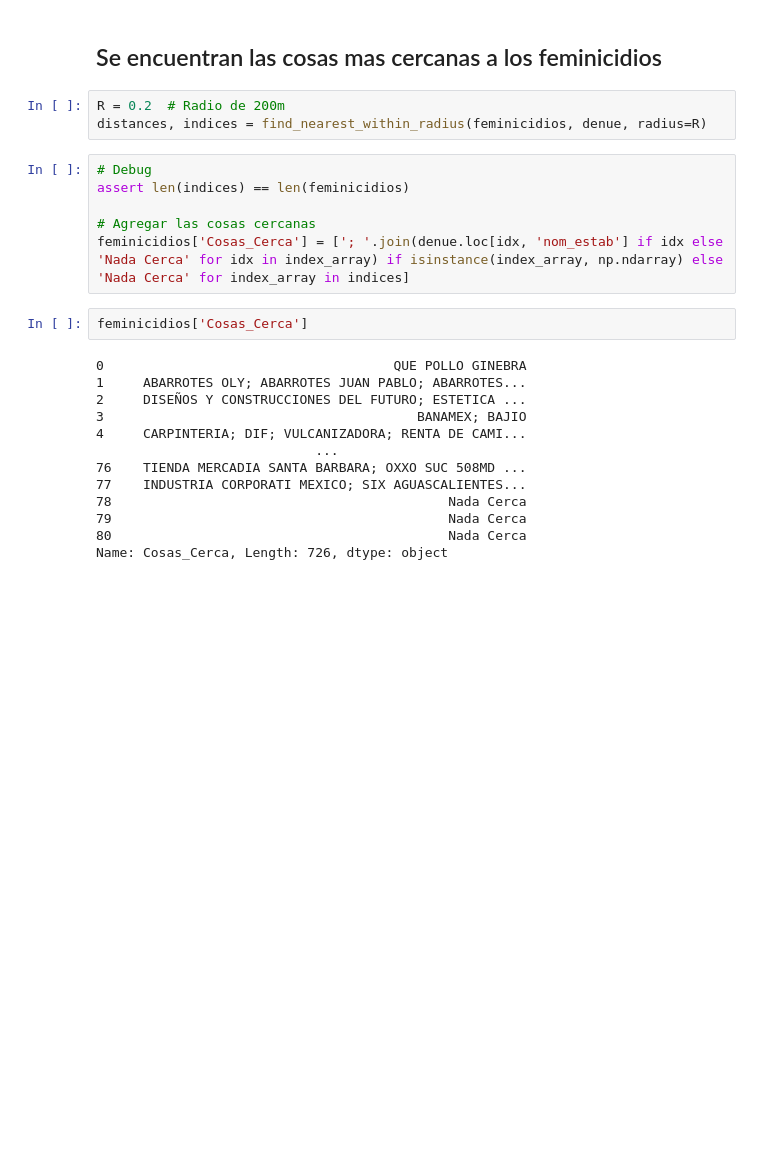
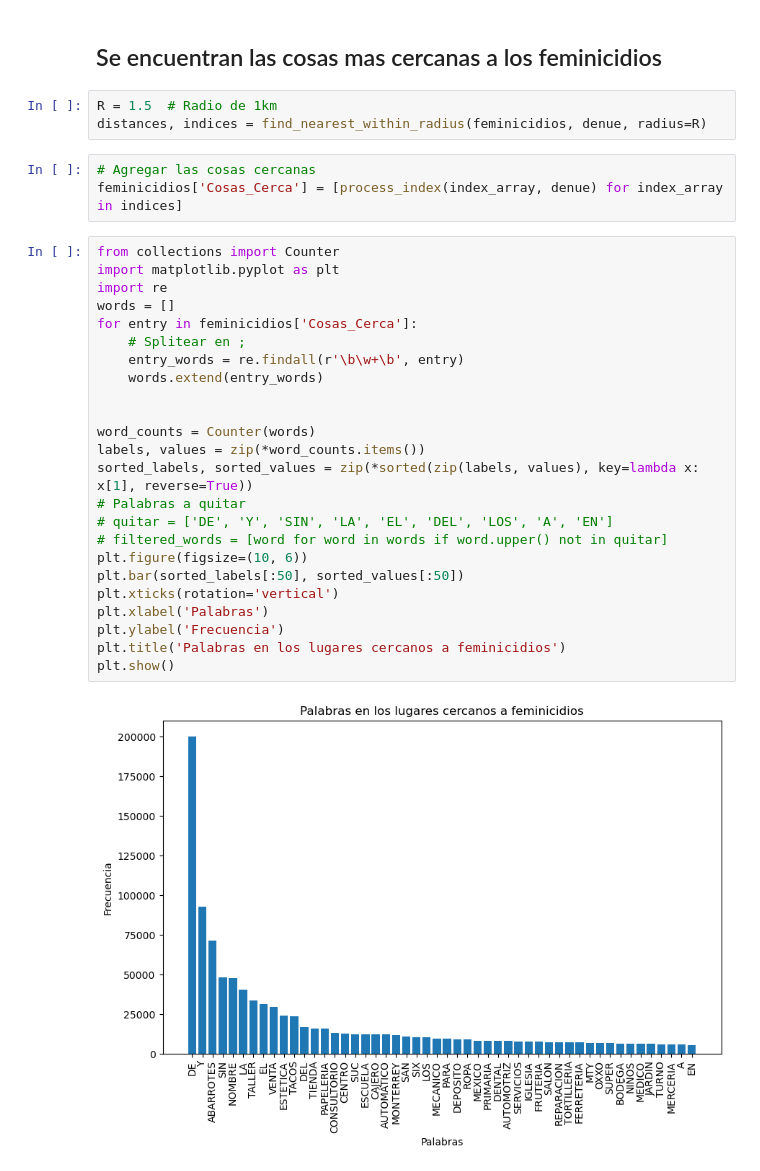
Before and after one commit to GeoSTATS-Monterrey/futuro-con-derechos, a Jupyter notebook: cerca.ipynb, the cells around one changed output. Drawn from its saved outputs; the diff is of its cells as text; blank space fills up the shorter version.

Commit message:
word histogram

```diff
--- a/cerca.ipynb
+++ b/cerca.ipynb
@@ -23,26 +23,34 @@ feminicidios = pd.concat(casos_mujeres.values())
 # %% [markdown]
 ## Se encuentran las cosas mas cercanas a los feminicidios
 # %%
-R = 0.2  # Radio de 200m
+R = 1.5  # Radio de 1km
 distances, indices = find_nearest_within_radius(feminicidios, denue, radius=R)
 # %%
-# Debug
-assert len(indices) == len(feminicidios)
-
 # Agregar las cosas cercanas
-feminicidios['Cosas_Cerca'] = ['; '.join(denue.loc[idx, 'nom_estab'] if idx else 'Nada Cerca' for idx in index_array) if isinstance(index_array, np.ndarray) else 'Nada Cerca' for index_array in indices]
+feminicidios['Cosas_Cerca'] = [process_index(index_array, denue) for index_array in indices]
-# %%
-feminicidios['Cosas_Cerca']
-# %% [output]
-0                                     QUE POLLO GINEBRA
-1     ABARROTES OLY; ABARROTES JUAN PABLO; ABARROTES...
-2     DISEÑOS Y CONSTRUCCIONES DEL FUTURO; ESTETICA ...
-3                                        BANAMEX; BAJIO
-4     CARPINTERIA; DIF; VULCANIZADORA; RENTA DE CAMI...
-                            ...
-76    TIENDA MERCADIA SANTA BARBARA; OXXO SUC 508MD ...
-77    INDUSTRIA CORPORATI MEXICO; SIX AGUASCALIENTES...
-78                                           Nada Cerca
-79                                           Nada Cerca
-80                                           Nada Cerca
-Name: Cosas_Cerca, Length: 726, dtype: object
+# %%
+from collections import Counter
+import matplotlib.pyplot as plt
+import re
+words = []
+for entry in feminicidios['Cosas_Cerca']:
+    # Splitear en ;
+    entry_words = re.findall(r'\b\w+\b', entry)
+    words.extend(entry_words)
+
+
+word_counts = Counter(words)
+labels, values = zip(*word_counts.items())
+sorted_labels, sorted_values = zip(*sorted(zip(labels, values), key=lambda x: x[1], reverse=True))
+# Palabras a quitar
+# quitar = ['DE', 'Y', 'SIN', 'LA', 'EL', 'DEL', 'LOS', 'A', 'EN']
+# filtered_words = [word for word in words if word.upper() not in quitar]
+plt.figure(figsize=(10, 6))
+plt.bar(sorted_labels[:50], sorted_values[:50])
+plt.xticks(rotation='vertical')
+plt.xlabel('Palabras')
+plt.ylabel('Frecuencia')
+plt.title('Palabras en los lugares cercanos a feminicidios')
+plt.show()
+# %% [output]
+[figure, added]
```
Also changed, not shown: parts of 1 cell of this notebook, 2 other files.
